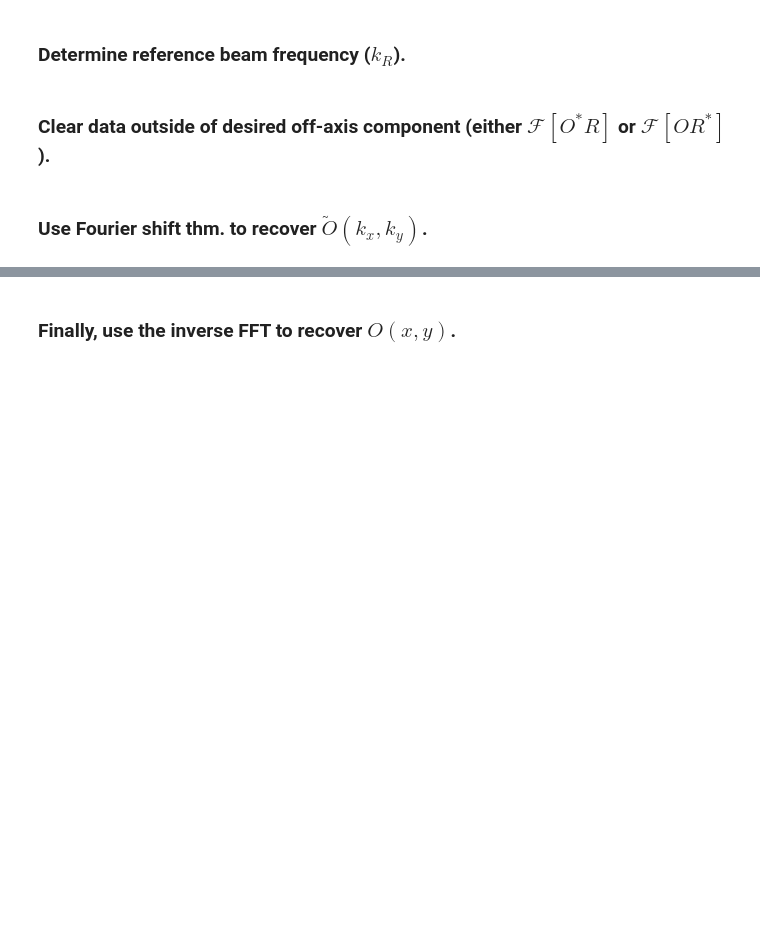
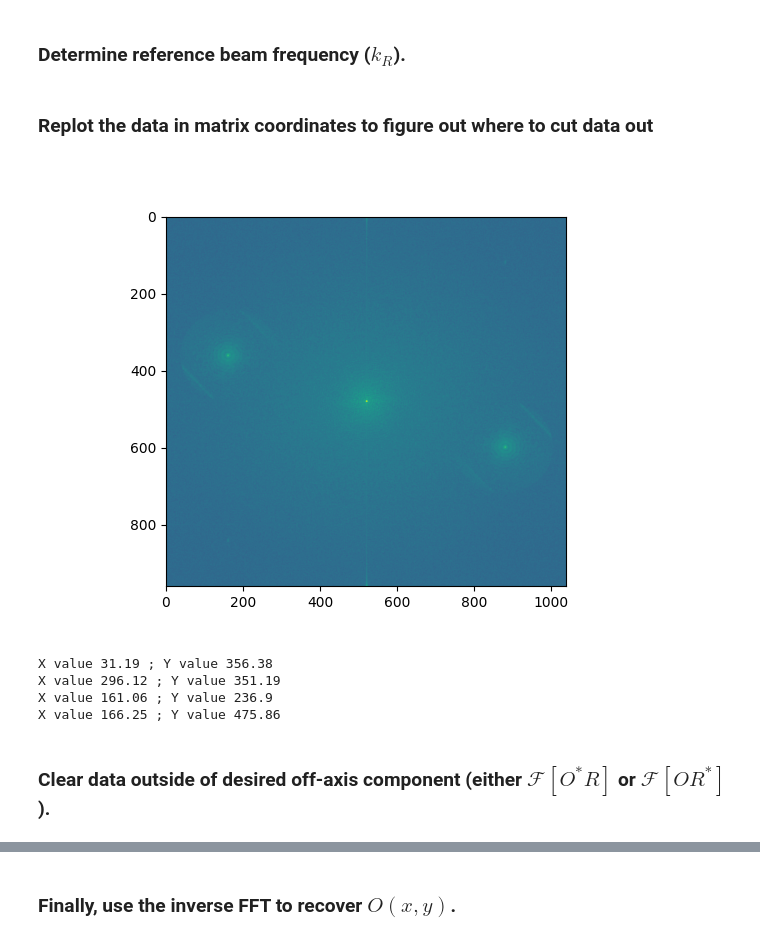
Before and after one commit to dpshepherd/PHY452_F2023, a Jupyter notebook: HW10_off_axis_hologram.ipynb, the cells around one changed output, grey strips where cells are left out. Drawn from its saved outputs; the diff is of its cells as text; code cells hidden in the pictures; blank space fills up the shorter version.

```diff
--- a/HW10_off_axis_hologram.ipynb
+++ b/HW10_off_axis_hologram.ipynb
@@ -166,4 +161,24 @@ array([-5.        , -4.98958333, -4.97916667, -4.96875   , -4.95833333,
+# %% [markdown]
+### Replot the data in matrix coordinates to figure out where to cut data out
+# %%
+def onclick(event):
+    ix, iy = event.xdata, event.ydata
+    print('X value '+str(np.round(ix,2))+' ; Y value ' +str(np.round(iy,2)))
+
+fig, ax = plt.subplots()
+
+ax.imshow(np.abs(img_fft),
+           norm=colors.PowerNorm(gamma=0.1))
+
+# Connect the click event to the handler
+cid = fig.canvas.mpl_connect('button_press_event', onclick)
+
+plt.show()
+# %% [output]
+[figure, added]
+X value 31.19 ; Y value 356.38
+X value 296.12 ; Y value 351.19
+X value 161.06 ; Y value 236.9
+X value 166.25 ; Y value 475.86
 # %% [markdown]
 ### Clear data outside of desired off-axis component (either $\mathcal{F}[O^*R]$ or $\mathcal{F}[OR^*]$).
-# %% [markdown]
-### Use Fourier shift thm. to recover $\tilde{O}(k_x,k_y)$.
```
Also changed, not shown: parts of 20 cells of this notebook.
